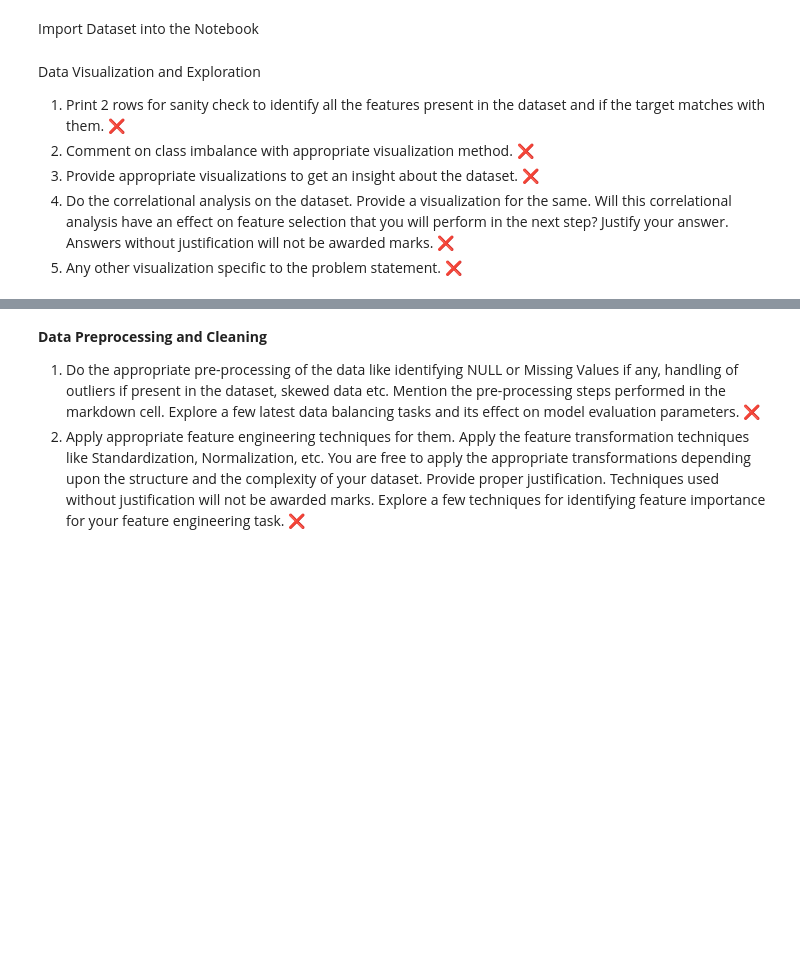
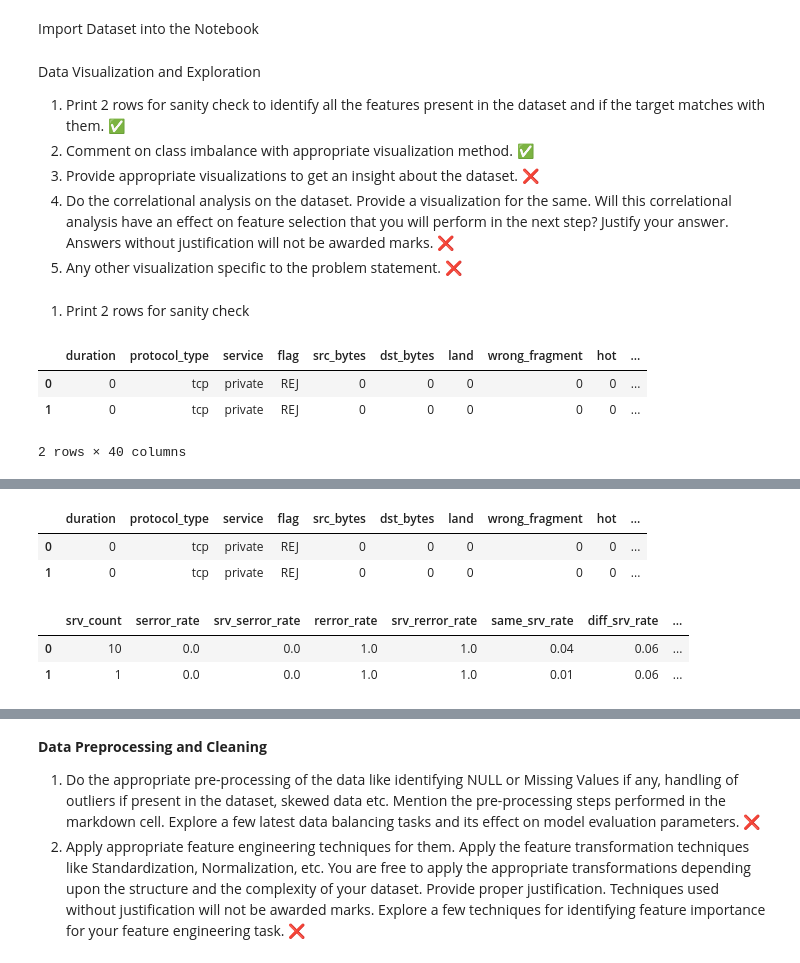
Before and after one commit to rakeshvitta/rakeshvitta, a Jupyter notebook: Group250_Anamoly.ipynb, the cells around one changed output, grey strips where cells are left out. Drawn from its saved outputs; the diff is of its cells as text; code cells hidden in the pictures; blank space fills up the shorter version.

```diff
--- a/Group250_Anamoly.ipynb
+++ b/Group250_Anamoly.ipynb
@@ -35,9 +35,18 @@ Data Visualization and Exploration
 
 
 
-1. Print 2 rows for sanity check to identify all the features present in the dataset and if the target matches with them. ❌
-2. Comment on class imbalance with appropriate visualization method. ❌
+1. Print 2 rows for sanity check to identify all the features present in the dataset and if the target matches with them. ✅
+2. Comment on class imbalance with appropriate visualization method. ✅
 3. Provide appropriate visualizations to get an insight about the dataset. ❌
 4. Do the correlational analysis on the dataset. Provide a visualization for the same. Will this correlational analysis have an effect on feature selection that you will perform in the next step? Justify your answer. Answers without
 justification will not be awarded marks. ❌
 5. Any other visualization specific to the problem statement. ❌
+# %% [markdown]
+1. Print 2 rows for sanity check
+# %%
+df.head(2)
+# %% [output]
+|  | duration | protocol_type | service | flag | src_bytes | dst_bytes | land | wrong_fragment | hot | ... |
+| 0 | 0 | tcp | private | REJ | 0 | 0 | 0 | 0 | 0 | ... |
+| 1 | 0 | tcp | private | REJ | 0 | 0 | 0 | 0 | 0 | ... |
+2 rows × 40 columns
@@ -43,0 +54,12 @@ justification will not be awarded marks. ❌
+# %%
+df.iloc[:2,:20]
+# %% [output]
+|  | duration | protocol_type | service | flag | src_bytes | dst_bytes | land | wrong_fragment | hot | ... |
+| 0 | 0 | tcp | private | REJ | 0 | 0 | 0 | 0 | 0 | ... |
+| 1 | 0 | tcp | private | REJ | 0 | 0 | 0 | 0 | 0 | ... |
+# %%
+df.iloc[:2,21:]
+# %% [output]
+|  | srv_count | serror_rate | srv_serror_rate | rerror_rate | srv_rerror_rate | same_srv_rate | diff_srv_rate | ... |
+| 0 | 10 | 0.0 | 0.0 | 1.0 | 1.0 | 0.04 | 0.06 | ... |
+| 1 | 1 | 0.0 | 0.0 | 1.0 | 1.0 | 0.01 | 0.06 | ... |
```
Also changed, not shown: parts of 7 cells of this notebook.
